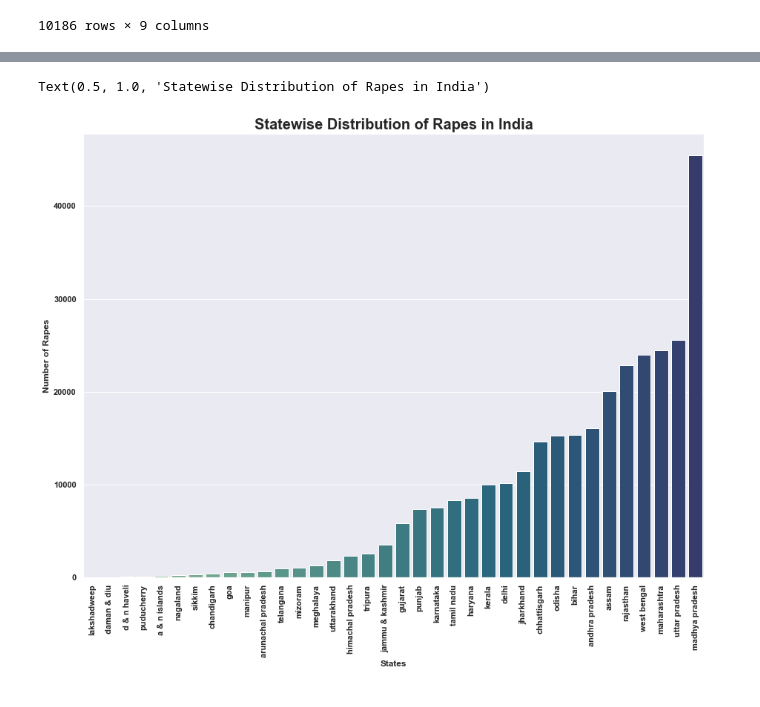
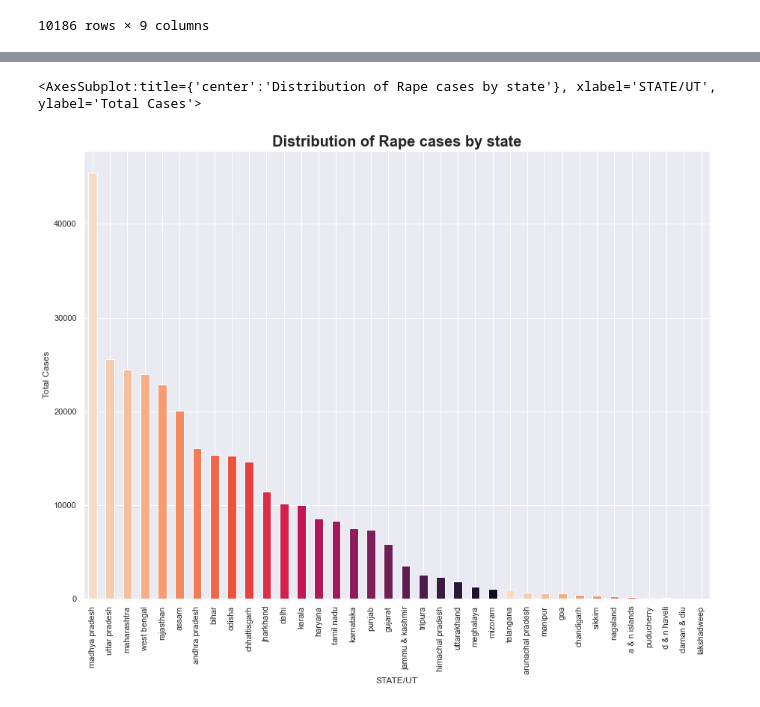
Before and after one commit to kiara-jacob/CrimeDataAnalysis, a Jupyter notebook: Crimes Against Women In India (2001-2014).ipynb, the cells around one changed output, grey strips where cells are left out. Cells and saved outputs as stored; diff of their text form; code cells hidden in the pictures.

Commit message:
Updated analysis based on states

```diff
--- a/Crimes Against Women In India (2001-2014).ipynb
+++ b/Crimes Against Women In India (2001-2014).ipynb
@@ -302,5 +317,5 @@ df.drop(labels="DISTRICT", axis=1)
 | 10675 | puducherry | 2014 | 7 | 6 | 1 | 20 | ... |
 10186 rows × 9 columns
 # %%
-states_df['STATE/UT'] = states_df.index
+#states_df['STATE/UT'] = states_df.index
 year_df['Year']= year_df.index
@@ -392,0 +349,12 @@ for p in bar.patches:
+# %%
+states_df["total_crime"]= states_df.sum(axis=1)
+#states_df.drop("STATE/UT", axis=1)
+new=states_df.sort_values("total_crime")
+sns.set(rc={'figure.figsize':(17,10)})
+ax=plt.axes()
+new=new.reset_index()
+
+plt.title("Statewise Distribution of Crime from 2001-2014",fontweight='bold',fontsize=20)
+ax.set_xticklabels(ax.get_xticklabels(),rotation = 90)
+plt.ylabel("Total Crimes",fontweight='bold')
+sns.barplot(x="STATE/UT", y="total_crime", palette="coolwarm", data=new)
@@ -392,0 +411,5 @@ for p in bar.patches:
+# %%
+sns.set(rc={'figure.figsize':(17,10)})
+colors = sns.color_palette('hls')
+year_df.plot(color=colors, xlabel="YEAR", ylabel="Crime Rate", kind="line", fontsize=10);
+plt.title("Distribution of various crimes over the years", fontsize=20,fontweight='bold')
@@ -393,17 +494,19 @@ for p in bar.patches:
 # %%
-df_sorted= states_df.sort_values('Rape')
 sns.set(rc={'figure.figsize':(15,11)})
 ax=plt.axes()
+
+plt.title("Distribution of Rape cases by state",fontweight='bold',fontsize=20)
+
 ax.set_xticklabels(ax.get_xticklabels(),rotation = 90)
 
-sns.barplot(x="STATE/UT", y="Rape", palette="crest", data=df_sorted)
+
+rape_df=states_df["Rape"]
 
 
-plt.xticks(fontweight='bold')
-plt.yticks(fontweight='bold')
-plt.xlabel("States",fontweight='bold')
-plt.ylabel("Number of Rapes",fontweight='bold')
-plt.title("Statewise Distribution of Rapes in India",fontweight='bold',fontsize=20)
+rape_df=rape_df.sort_values(ascending=False)
+colors = sns.color_palette('rocket_r',24)
+
+rape_df.plot(kind="bar", color=colors, ylabel="Total Cases")
 # %% [output]
-Text(0.5, 1.0, 'Statewise Distribution of Rapes in India')
+<AxesSubplot:title={'center':'Distribution of Rape cases by state'}, xlabel='STATE/UT', ylabel='Total Cases'>
-[figure, old version]
+[figure, new version]
```
Also changed, not shown: parts of 36 cells of this notebook.
